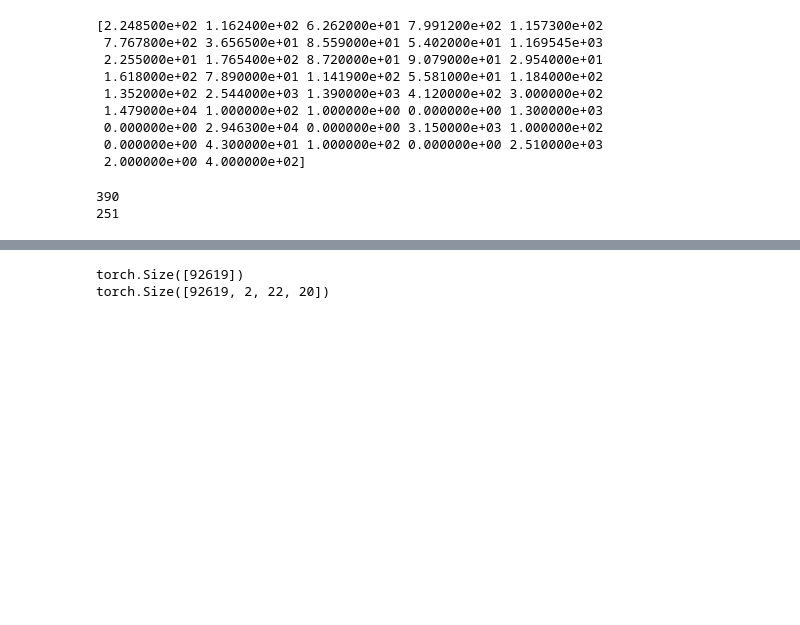
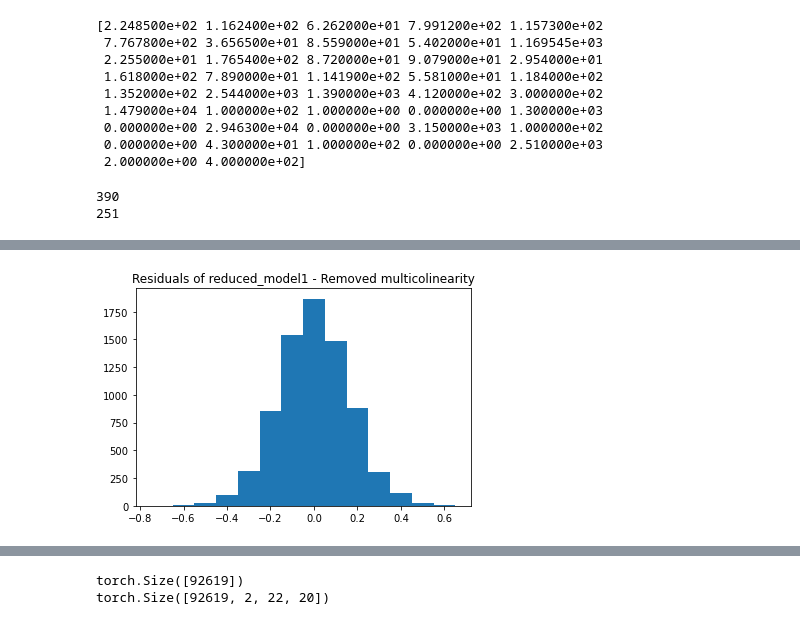
Before and after one commit to LaoKpa/SPY-Price-Prediction, a Jupyter notebook: Price prediction.ipynb, the cells around one changed output, grey strips where cells are left out. Saved outputs shown, nothing was run; the diff lists cells and outputs as text; code cells hidden in the pictures; blank space fills up the shorter version.

```diff
--- a/Price prediction.ipynb
+++ b/Price prediction.ipynb
@@ -70,0 +286,7 @@ def createClassLabels(dat, window, yCol):
+# %%
+pred_diff = 180
+window = 180
+feature_pruning = 3
+X_dat = createFeatureVectors(dat, window, feature_pruning)
+model = sm.OLS(np.array(Y_dat), np.array(X_dat))
+results = model.fit()
@@ -70,0 +342,22 @@ def createClassLabels(dat, window, yCol):
+# %%
+corrmat = np.corrcoef(reduced.T)
+np.set_printoptions(precision=3)
+print("Correlation matrix for first 10 variables\n", corrmat[:10,:10])
+multilin_list = []
+for i in range(len(corrmat)):
+    for j in range(i):
+        if corrmat[i][j] > .8:
+            multilin_list.append((i,j))
+to_drop = []
+while len(multilin_list) > 0:
+    to_drop.append(multilin_list[0][0])
+    val = multilin_list[0][0]s
+    tmp = []
+    for pair in multilin_list:
+        if val not in pair:
+            tmp.append(pair)
+    multilin_list = tmp
+print("\nColumns to drop:", to_drop)
+reduced_X1 = np.delete(X_dat, to_drop, axis = 1)
+reduced_model1 = sm.OLS(np.array(Y_dat), np.array(reduced_X1))
+reduced_results1 = reduced_model1.fit()
@@ -70,0 +415,6 @@ def createClassLabels(dat, window, yCol):
+# %%
+plt.hist(reduced_results1.resid, bins = np.arange(-.75, .75, .1))
+plt.title("Residuals of reduced_model1 - Removed multicolinearity")
+plt.show()
+# %% [output]
+[figure, added]
```
Also changed, not shown: parts of 44 cells of this notebook.
